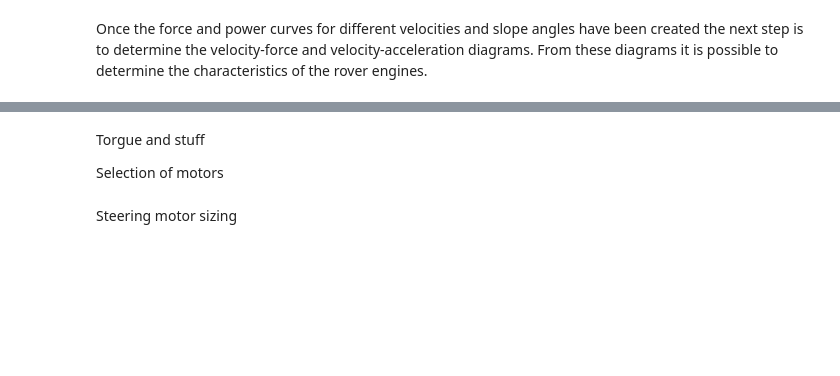
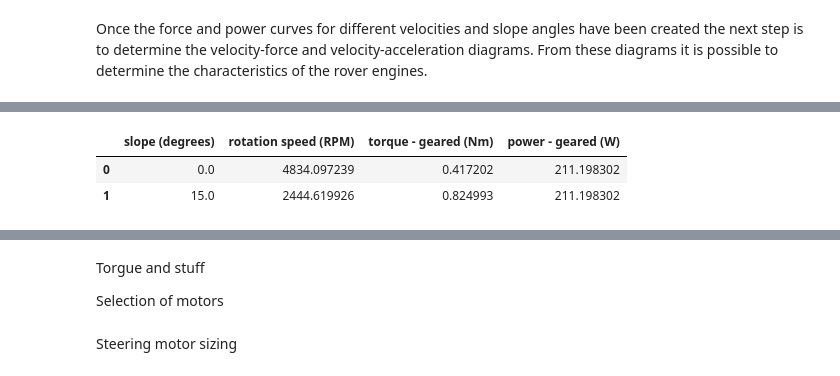
Before and after one commit to pvandervelde/zinger, a Jupyter notebook: specs.ipynb, the cells around one changed output, grey strips where cells are left out. Saved outputs shown, nothing was run; the diff lists cells and outputs as text; code cells hidden in the pictures; blank space fills up the shorter version.

```diff
--- a/specs.ipynb
+++ b/specs.ipynb
@@ -480,0 +130,60 @@ axs[1].grid(which='minor', linestyle=':', linewidth='0.5', color='black')
+# %%
+# Determine minimum power and force requirements
+minimum_power_required = power_with_load_df[str(rover_specs.performance.maximum_slope_angle_with_maximum_load())][rover_specs.performance.maximum_velocity_on_sloped_ground() * (1 / velocity_step)]
+
+force_at_max_slope = minimum_power_required / rover_specs.performance.maximum_velocity_on_sloped_ground()
+torque_at_max_slope = force_at_max_slope * rover_specs.chassis.wheel.radius_in_meters
+
+velocity_max_on_flat_ground = rover.velocity_for_slope_and_power(
+    minimum_power_required,
+    rover.frontal_surface(),
+    rover.weight_with_cargo_in_kg(),
+    0.0)
+
+force_at_zero_slope = minimum_power_required / velocity_max_on_flat_ground
+torque_at_zero_slope = force_at_zero_slope * rover_specs.chassis.wheel.radius_in_meters
+
+# Calculate motor torque, motor speed and motor power
+torque_at_zero_slope_per_motor = torque_at_zero_slope / rover_specs.chassis.number_of_wheels
+maximum_rotation_speed = velocity_max_on_flat_ground / (2.0 * math.pi * rover_specs.chassis.wheel.radius_in_meters)
+power_at_zero_slope_per_motor = torque_at_zero_slope_per_motor * maximum_rotation_speed * 2.0 * math.pi
+
+torque_at_max_slope_per_motor = torque_at_max_slope / rover_specs.chassis.number_of_wheels
+maximum_slope_rotation_speed = rover_specs.performance.maximum_velocity_on_sloped_ground() / (2.0 * math.pi * rover_specs.chassis.wheel.radius_in_meters)
+power_at_max_slope_per_motor = torque_at_max_slope_per_motor * maximum_slope_rotation_speed * 2.0 * math.pi
+
+motor_requirements = pd.DataFrame(
+    [
+        [ 0.0, maximum_rotation_speed * 60.0, torque_at_zero_slope_per_motor, power_at_zero_slope_per_motor ],
+        [ rover_specs.performance.maximum_slope_angle_with_maximum_load(), maximum_slope_rotation_speed * 60.0, torque_at_max_slope_per_motor, power_at_max_slope_per_motor ]
+    ],
+    columns=['slope (degrees)', 'rotation speed (RPM)', 'torque - ideal (Nm)', 'power - ideal (W)'])
+
+# Use gearing efficiencies to figure out how much power the motor needs to have
+
+# Guessing to have 4 gears
+# 1) Motor 90 degrees to vertical drive shaft
+# 2) vertical drive shaft to horizontal at top of swerve module
+# 3) horizontal drive shaft to vertical drive shaft at side of swerve module
+# 4) Drive shaft to wheel
+#
+# Assume 95% efficiency for each gear
+
+drive_efficiency = math.pow(0.95, 4)
+motor_requirements['torque - friction (Nm)'] = motor_requirements['torque - ideal (Nm)'] / drive_efficiency
+motor_requirements['power - friction (W)'] = motor_requirements['power - ideal (W)'] / drive_efficiency
+
+gear_ratio = 16.0
+
+motor_geared_requirements = pd.DataFrame(
+    [
+        [ 0.0, maximum_rotation_speed * 60.0 * gear_ratio, motor_requirements['torque - friction (Nm)'][0] / gear_ratio, motor_requirements['power - friction (W)'][0] ],
+        [ rover_specs.performance.maximum_slope_angle_with_maximum_load(), maximum_slope_rotation_speed * 60.0 * gear_ratio, motor_requirements['torque - friction (Nm)'][1] / gear_ratio, motor_requirements['power - friction (W)'][1] ]
+    ],
+    columns=['slope (degrees)', 'rotation speed (RPM)', 'torque - geared (Nm)', 'power - geared (W)'])
+
+motor_geared_requirements
+# %% [output]
+|  | slope (degrees) | rotation speed (RPM) | torque - geared (Nm) | power - geared (W) |
+| 0 | 0.0 | 4834.097239 | 0.417202 | 211.198302 |
+| 1 | 15.0 | 2444.619926 | 0.824993 | 211.198302 |
```
Also changed, not shown: parts of 20 cells of this notebook, 2 other files.
